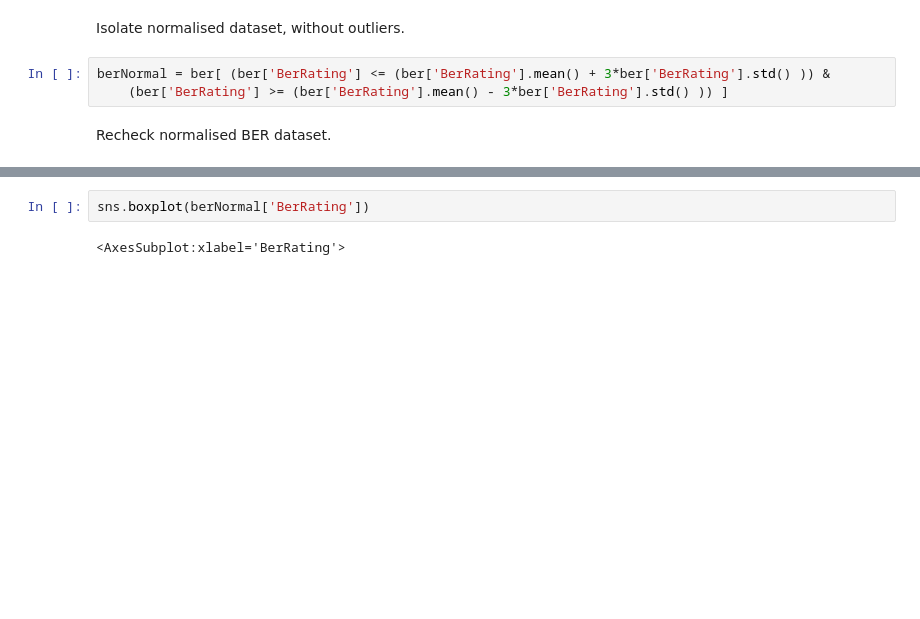
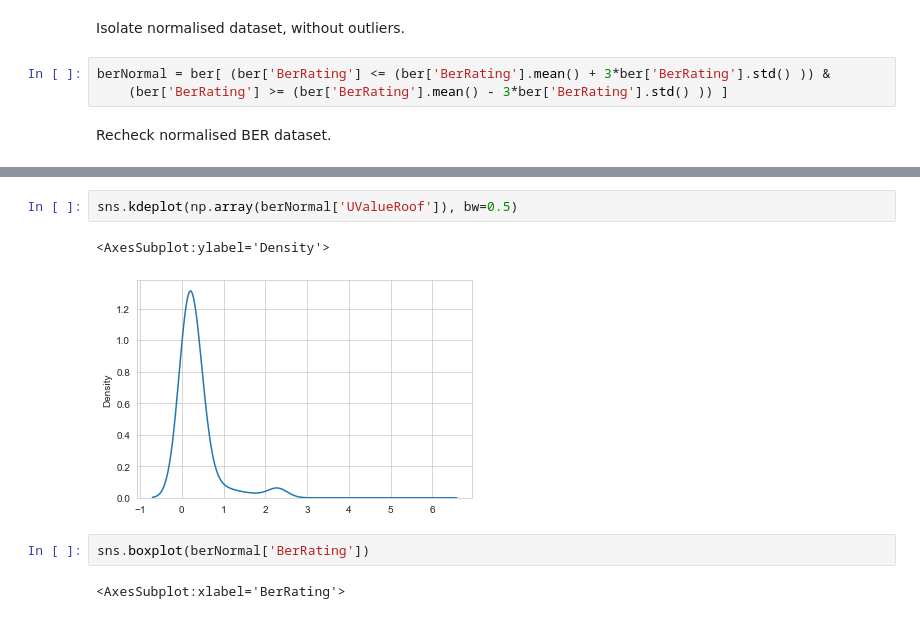
Before and after one commit to codefromjames/eire.energy, a Jupyter notebook: Building Energy Rating Prediction.ipynb, the cells around one changed output, grey strips where cells are left out. Cells and saved outputs as stored; diff of their text form; blank space fills up the shorter version.

```diff
--- a/Building Energy Rating Prediction.ipynb
+++ b/Building Energy Rating Prediction.ipynb
@@ -327,3 +348,8 @@ sns.kdeplot(np.array(berNormal['BerRating']), bw=0.5)
+# %%
+sns.kdeplot(np.array(berNormal['UValueRoof']), bw=0.5)
+# %% [output]
+<AxesSubplot:ylabel='Density'>
+[figure, added]
 # %%
 sns.boxplot(berNormal['BerRating'])
 # %% [output]
```
Also changed, not shown: parts of 19 cells of this notebook.
